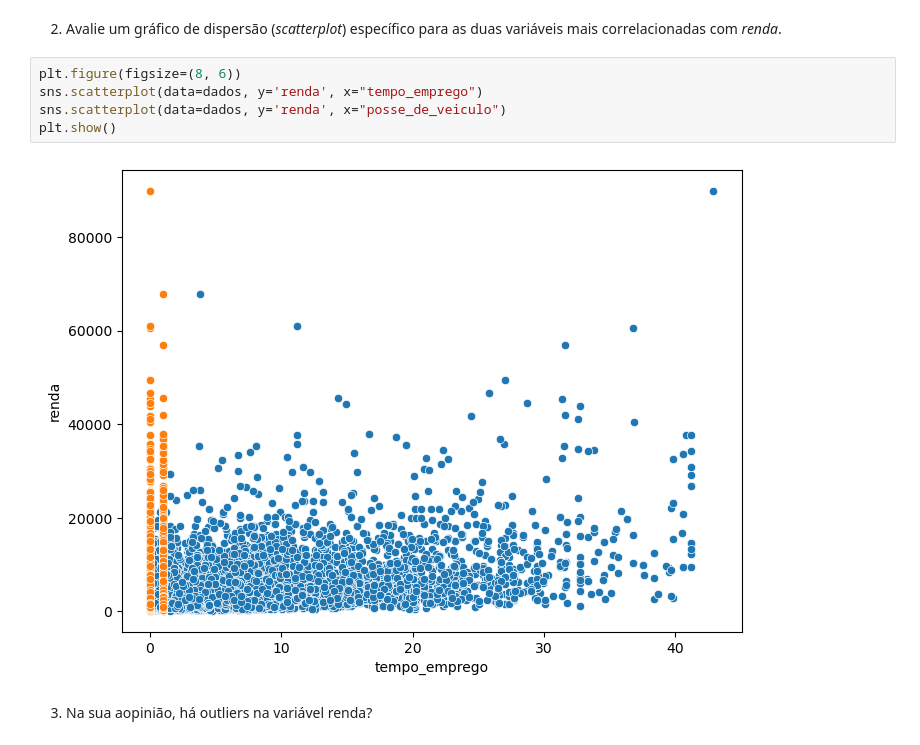
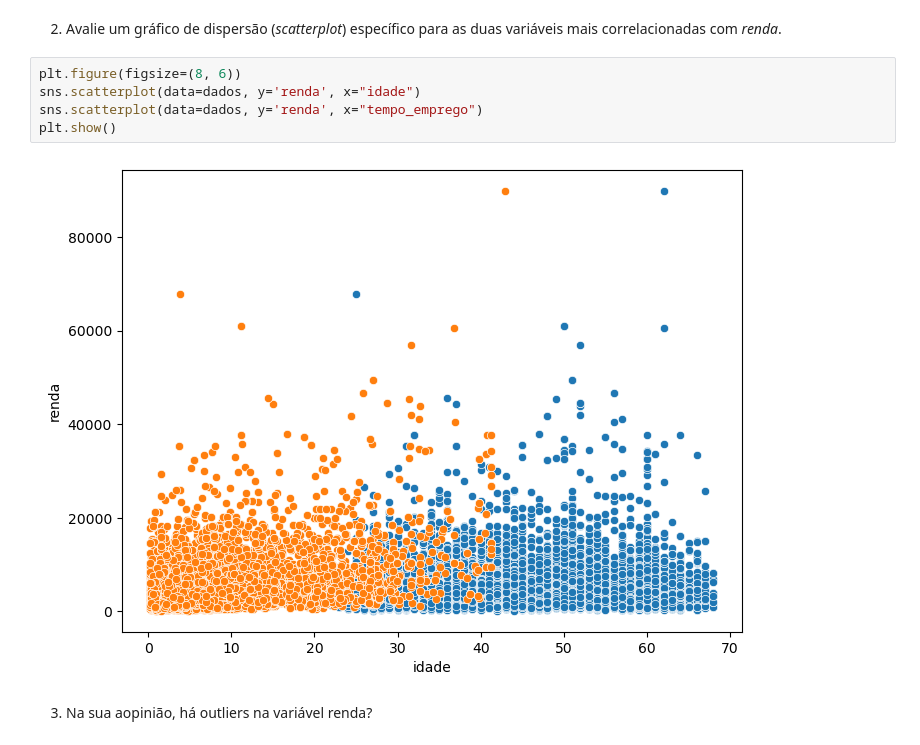
Before and after one commit to rr-mochiccino/ebac-datascience, a Jupyter notebook: Modulo10Ex01.ipynb, the cells around one changed output. Cells and saved outputs as stored; diff of their text form.

```diff
--- a/Modulo10Ex01.ipynb
+++ b/Modulo10Ex01.ipynb
@@ -52,11 +52,11 @@ sns.clustermap((dados.corr()), figsize = (10,8), center = 0, cmap ='Spectral')
 2) Avalie um gráfico de dispersão (*scatterplot*) específico para as duas variáveis mais correlacionadas com *renda*.
 # %%
 plt.figure(figsize=(8, 6))
+sns.scatterplot(data=dados, y='renda', x="idade")
 sns.scatterplot(data=dados, y='renda', x="tempo_emprego")
-sns.scatterplot(data=dados, y='renda', x="posse_de_veiculo")
 plt.show()
 # %% [output]
-[figure, old version]
+[figure, new version]
 # %% [markdown]
 3) Na sua aopinião, há outliers na variável renda?
 # %% [markdown]
```
Also changed, not shown: parts of 1 cell of this notebook.
